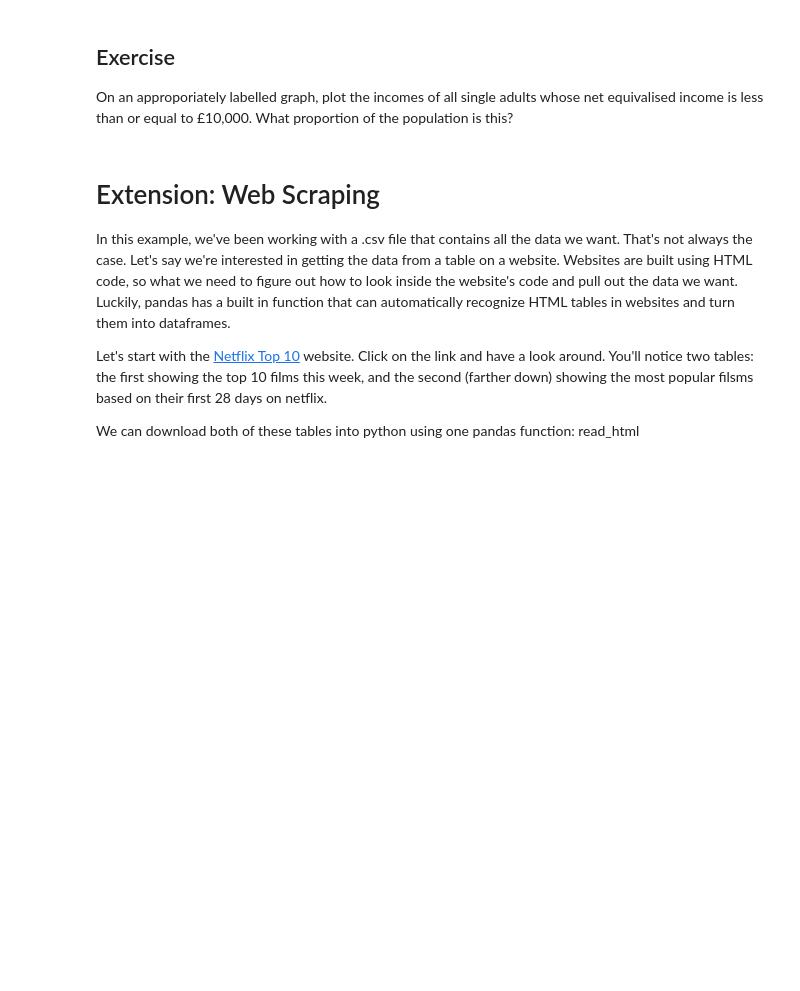
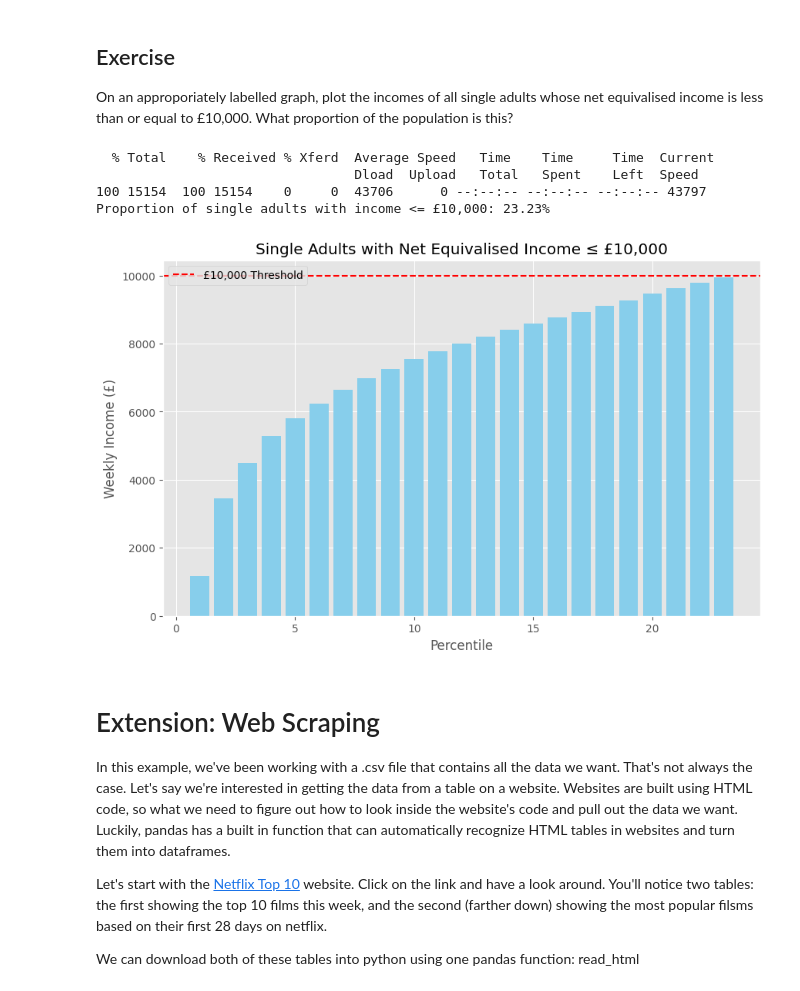
Before and after one commit to sophie20132548-sketch/QM2, a Jupyter notebook: notebooks/W02. Pandas.ipynb, the cells around one changed output. Drawn from its saved outputs; the diff is of its cells as text; code cells hidden in the pictures; blank space fills up the shorter version.

```diff
--- a/notebooks/W02. Pandas.ipynb
+++ b/notebooks/W02. Pandas.ipynb
@@ -345,6 +345,52 @@ We won't dwell on comparative operative, here we've used ">" to mean "is greater
 # %% [markdown]
 ## Exercise
 On an approporiately labelled graph, plot the incomes of all single adults whose net equivalised income is less than or equal to £10,000. What proportion of the population is this?
+# %%
+
+# 0️⃣ 下载数据
+!mkdir -p data/wk2
+!curl https://s3.eu-west-2.amazonaws.com/qm2/wk2/incomes.csv -o ./data/wk2/incomes.csv
+
+# 1️⃣ 导入必要的库
+import pandas as pd
+import matplotlib.pyplot as plt
+import pylab
+%matplotlib inline
+
+# 设置绘图默认尺寸和样式
+plt.style.use('ggplot')
+pylab.rcParams['figure.figsize'] = (10., 6.)
+
+# 2️⃣ 读取 CSV 文件
+data_path = "./data/wk2/incomes.csv"
+income = pd.read_csv(data_path, index_col=0)
+
+# 3️⃣ 清洗单身成人收入列
+single = income[['Single adult']].replace(',', '', regex=True)  # 去掉逗号
+single = single.replace('-', 'NaN', regex=True).astype('float')  # 转为 float
+
+# 4️⃣ 筛选收入 <= 10,000 的行
+low_income = single[single['Single adult'] <= 10000]
+
+# 5️⃣ 计算占比
+proportion = len(low_income) / len(single)
+print(f"Proportion of single adults with income <= £10,000: {proportion:.2%}")
+
+# 6️⃣ 绘图
+plt.figure(figsize=(10,6))
+plt.bar(low_income.index, low_income['Single adult'], color='skyblue')
+plt.title('Single Adults with Net Equivalised Income ≤ £10,000')
+plt.xlabel('Percentile')
+plt.ylabel('Weekly Income (£)')
+plt.axhline(10000, color='red', linestyle='--', label='£10,000 Threshold')
+plt.legend()
+plt.show()
+# %% [output]
+  % Total    % Received % Xferd  Average Speed   Time    Time     Time  Current
+                                 Dload  Upload   Total   Spent    Left  Speed
+100 15154  100 15154    0     0  43706      0 --:--:-- --:--:-- --:--:-- 43797
+Proportion of single adults with income <= £10,000: 23.23%
+[figure, added]
 # %% [markdown]
 # Extension: Web Scraping
 
```
Also changed, not shown: parts of 2 cells of this notebook.
